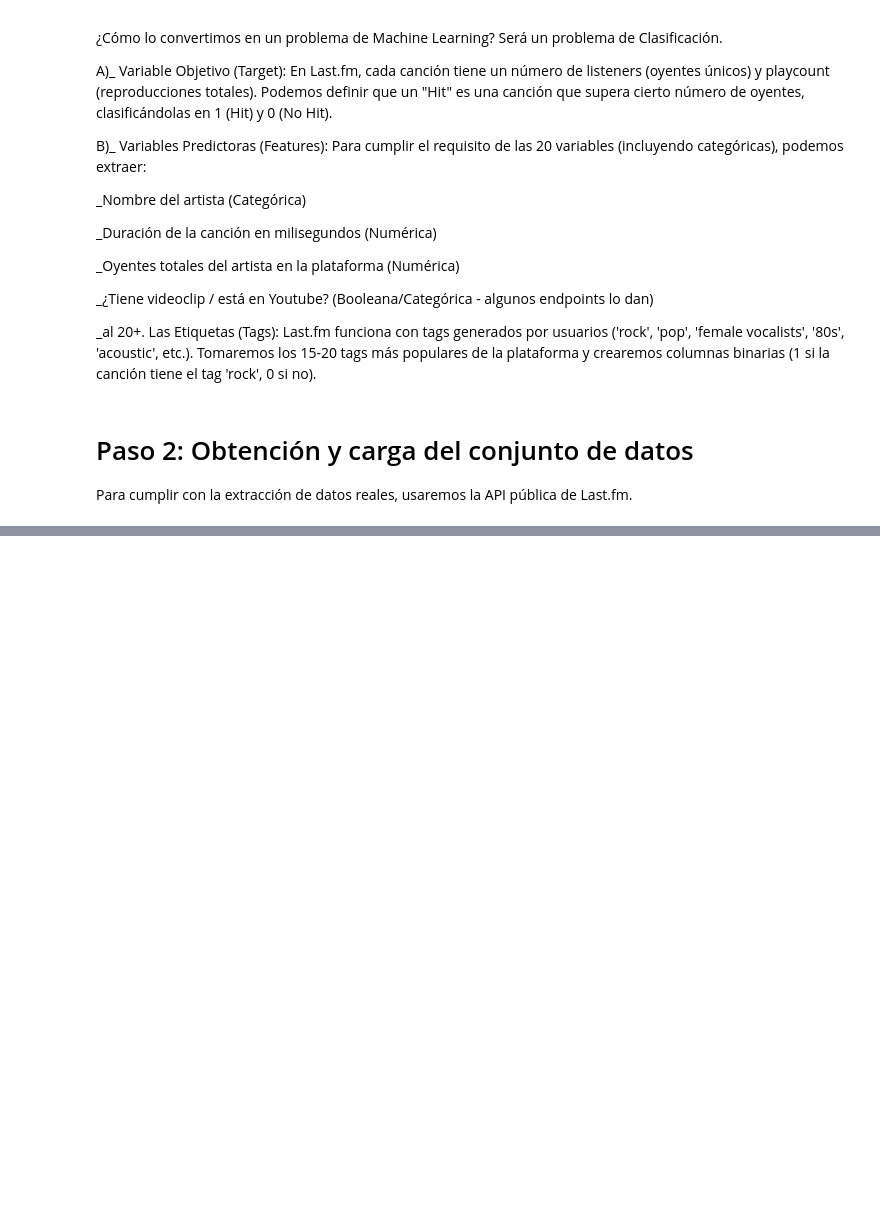
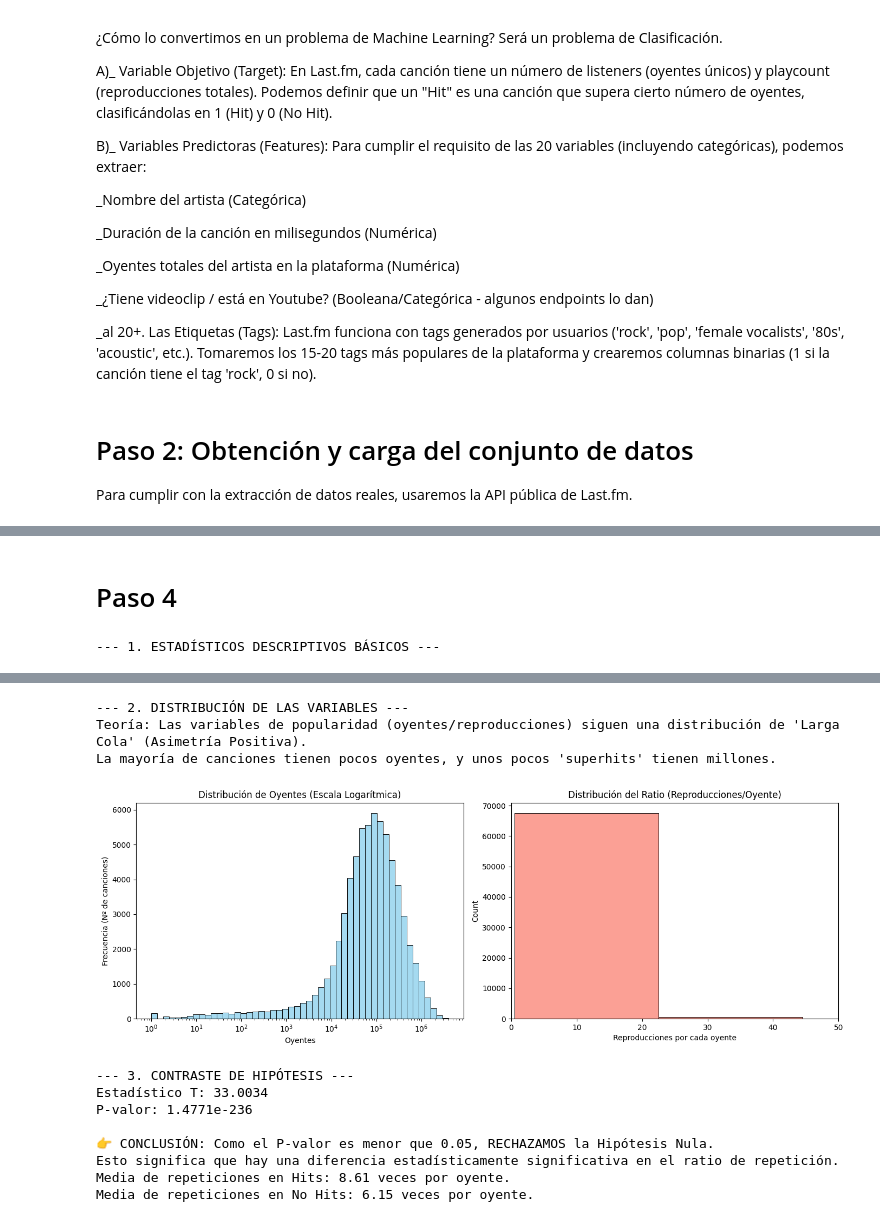
Before and after one commit to javiercriao5-creator/Criao-javier-proyecto-final, a Jupyter notebook: src/explore.ipynb, the cells around one changed output, grey strips where cells are left out. Drawn from its saved outputs; the diff is of its cells as text; code cells hidden in the pictures; blank space fills up the shorter version.

Commit message:
actualizado hasta el paso cuatro

```diff
--- a/src/explore.ipynb
+++ b/src/explore.ipynb
@@ -112,0 +353,67 @@ KeyboardInterrupt:
+# %% [markdown]
+# Paso 4
+# %%
+import pandas as pd
+import numpy as np
+import matplotlib.pyplot as plt
+import seaborn as sns
+from scipy import stats
+
+# 1. Cargamos nuestros datos limpios
+ARCHIVO_FINAL = 'dataset_lastfm_ML_listo.csv'
+df = pd.read_csv(ARCHIVO_FINAL)
+
+# 2. MEDIDAS ESTADÍSTICAS FUNDAMENTALES
+print("--- 1. ESTADÍSTICOS DESCRIPTIVOS BÁSICOS ---")
+# Usamos describe() para ver conteo, media, desviación estándar, mínimos, máximos y cuartiles
+estadisticos = df[['oyentes', 'reproducciones', 'ratio_reproducciones_oyentes', 'longitud_nombre_cancion']].describe()
+# Redondeamos para que sea más fácil de leer
+display(estadisticos.round(2))
+
+# 3. TEORIZANDO SOBRE LA DISTRIBUCIÓN (Gráficos)
+print("\n--- 2. DISTRIBUCIÓN DE LAS VARIABLES ---")
+print("Teoría: Las variables de popularidad (oyentes/reproducciones) siguen una distribución de 'Larga Cola' (Asimetría Positiva).")
+print("La mayoría de canciones tienen pocos oyentes, y unos pocos 'superhits' tienen millones.")
+
+fig, ejes = plt.subplots(1, 2, figsize=(14, 5))
+
+# Gráfico 1: Oyentes (Usamos escala logarítmica para poder visualizar esa "Larga Cola" sin que los gigantes aplasten el gráfico)
+sns.histplot(df['oyentes'], bins=50, ax=ejes[0], color='skyblue', log_scale=True)
+ejes[0].set_title('Distribución de Oyentes (Escala Logarítmica)')
+ejes[0].set_xlabel('Oyentes')
+ejes[0].set_ylabel('Frecuencia (Nº de canciones)')
+
+# Gráfico 2: Ratio de fidelidad (Reproducciones por Oyente)
+sns.histplot(df['ratio_reproducciones_oyentes'], bins=50, ax=ejes[1], color='salmon')
+ejes[1].set_title('Distribución del Ratio (Reproducciones/Oyente)')
+ejes[1].set_xlim(0, 50) # Acotamos para ver el grueso de los datos
+ejes[1].set_xlabel('Reproducciones por cada oyente')
+
+plt.tight_layout()
+plt.show()
+
+# 4. CONTRASTE DE HIPÓTESIS (T-Test)
+print("\n--- 3. CONTRASTE DE HIPÓTESIS ---")
+# PREGUNTA DE NEGOCIO: ¿Las canciones que son 'Hits' generan más fidelidad (la gente las repite más veces) que las que no son Hits?
+# - Hipótesis Nula (H0): NO hay diferencia en el ratio de repetición entre Hits y No Hits.
+# - Hipótesis Alternativa (H1): SÍ hay diferencia estadísticamente significativa.
+
+ratio_hits = df[df['es_hit'] == 1]['ratio_reproducciones_oyentes']
+ratio_nohits = df[df['es_hit'] == 0]['ratio_reproducciones_oyentes']
+
+# Realizamos un T-test de medias independientes (Welch's t-test porque las varianzas pueden ser distintas)
+t_stat, p_valor = stats.ttest_ind(ratio_hits, ratio_nohits, equal_var=False)
+
+print(f"Estadístico T: {t_stat:.4f}")
+print(f"P-valor: {p_valor:.4e}")
+
+# Interpretación del P-valor (Nivel de significancia alfa = 0.05)
+if p_valor < 0.05:
+    print("\n👉 CONCLUSIÓN: Como el P-valor es menor que 0.05, RECHAZAMOS la Hipótesis Nula.")
+    print("Esto significa que hay una diferencia estadísticamente significativa en el ratio de repetición.")
+    print(f"Media de repeticiones en Hits: {ratio_hits.mean():.2f} veces por oyente.")
+    print(f"Media de repeticiones en No Hits: {ratio_nohits.mean():.2f} veces por oyente.")
+else:
+    print("\n👉 CONCLUSIÓN: No podemos rechazar la Hipótesis Nula. No hay diferencia significativa.")
+# %% [output]
+--- 1. ESTADÍSTICOS DESCRIPTIVOS BÁSICOS ---
@@ -112,0 +429,12 @@ KeyboardInterrupt:
+--- 2. DISTRIBUCIÓN DE LAS VARIABLES ---
+Teoría: Las variables de popularidad (oyentes/reproducciones) siguen una distribución de 'Larga Cola' (Asimetría Positiva).
+La mayoría de canciones tienen pocos oyentes, y unos pocos 'superhits' tienen millones.
+[figure, added]
+--- 3. CONTRASTE DE HIPÓTESIS ---
+Estadístico T: 33.0034
+P-valor: 1.4771e-236
+
+👉 CONCLUSIÓN: Como el P-valor es menor que 0.05, RECHAZAMOS la Hipótesis Nula.
+Esto significa que hay una diferencia estadísticamente significativa en el ratio de repetición.
+Media de repeticiones en Hits: 8.61 veces por oyente.
+Media de repeticiones en No Hits: 6.15 veces por oyente.
```
Also changed, not shown: parts of 4 cells of this notebook, 5 other files.
